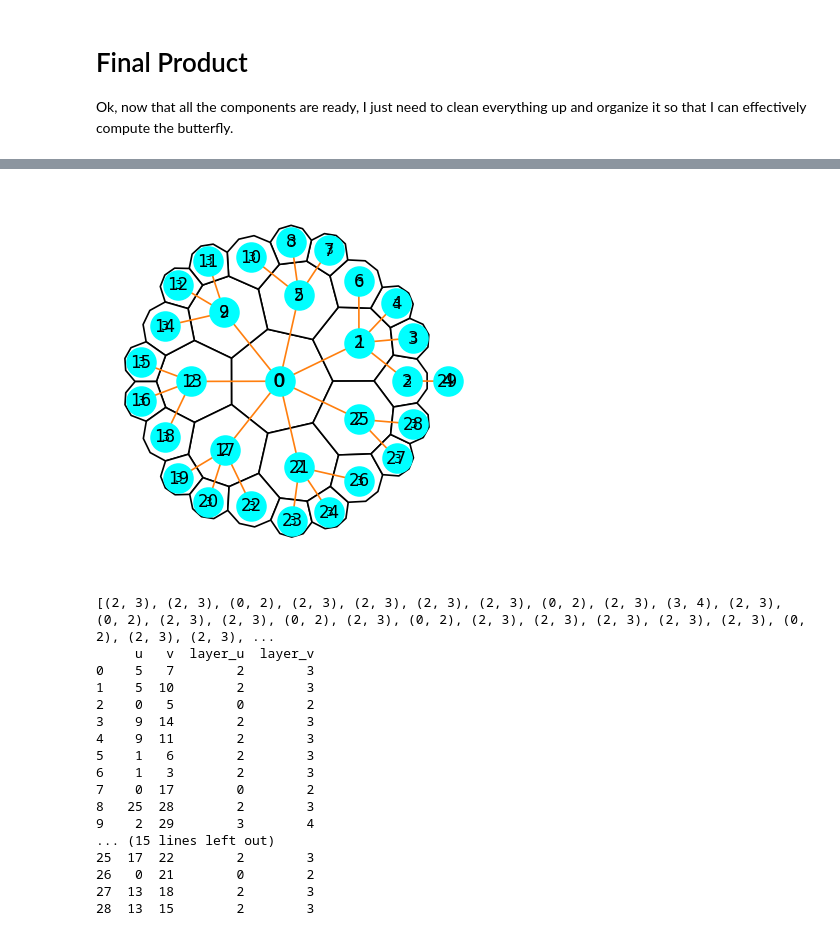
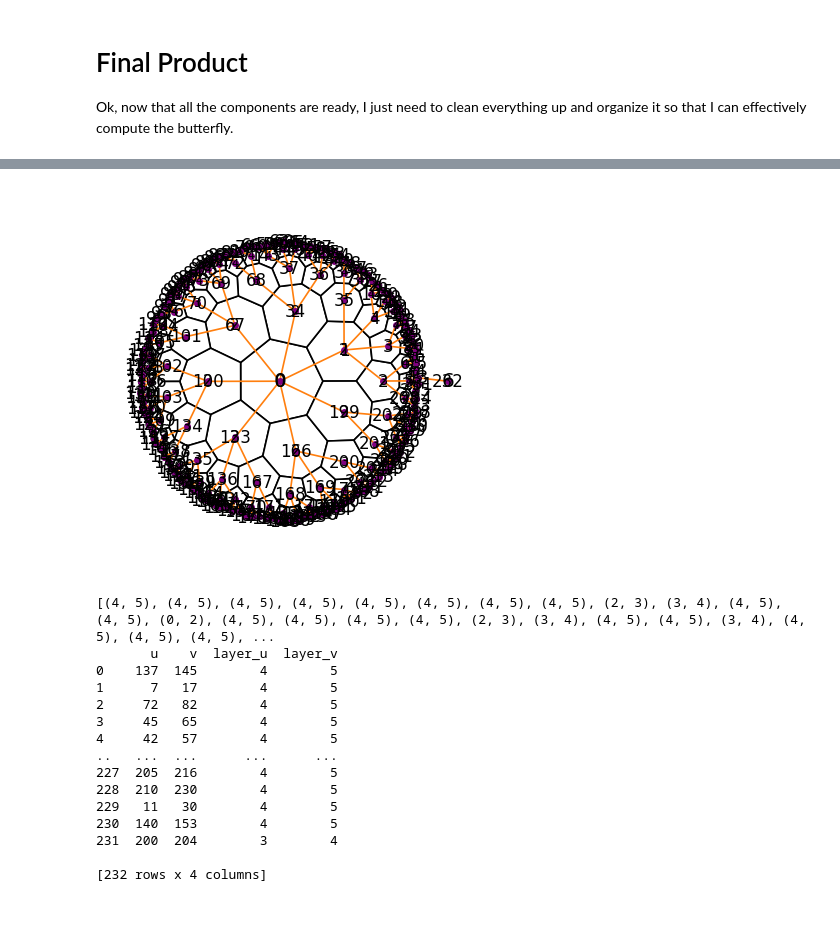
Before and after one commit to amalbumbia/Hyperbolic_Lattices, a Jupyter notebook: test_hyp_butterfly.ipynb, the cells around one changed output, grey strips where cells are left out. Cells and saved outputs as stored; diff of their text form; code cells hidden in the pictures.

```diff
--- a/test_hyp_butterfly.ipynb
+++ b/test_hyp_butterfly.ipynb
@@ -980,7 +980,7 @@ Ok, now that all the components are ready, I just need to clean everything up an
 # Step 1: Create the hyperbolic tiling
 
 tiling = HyperbolicTiling(
-    p=7, q=3, n=3,
+    p=7, q=3, n=5,
     kernel=TilingKernels.StaticRotationalSector
 )
 
@@ -993,5 +993,11 @@ neighbors = tiling.get_nbrs_list(method="RO")
 # %%
 # Step 2: Create a dual graph and spanning tree for this tiling
+
+options = {
+    'node_color': 'purple',
+    'node_size': 10,
+    'width': 1,
+}
 
 V = len(tiling) # vertices = number of faces
 print(V)
@@ -1000,12 +1006,12 @@ for u, nbrs in enumerate(neighbors):
     for v in nbrs:
         if u < v:
             G.add_edge(u, v)
-nx.draw(G)
+nx.draw(G, **options)
 plt.show()
 
 # Get a spanning tree of G
 T = nx.minimum_spanning_tree(G)
-nx.draw(T)
+nx.draw(T, **options)
 plt.show()
 tree_edges = set(T.edges())
 # %% [output]
@@ -1161,53 +1166,58 @@ plt.text(x, y, str(outer_layer),
          fontsize=12)
 
 # plot the overlay of the tiling with the spanning tree - the indices of the layers match
-nx.draw(T_idx, pos=pos,
+nx.draw(T_idx, **options, pos=pos,
         with_labels=True,
-        node_color="cyan",
         edge_color="C1",
         font_size=10)
 
 plt.axis("equal")
 plt.show()
 
 layer_plus_poly = list(zip(layers_list, poly_list))
 
 
 faces_nodes_layers_df = pd.DataFrame({
     "Tiling Faces/ST Nodes Index": poly_list,
     "Layer": layers_list
 })
 
 node_to_layer = dict(zip(
     faces_nodes_layers_df["Tiling Faces/ST Nodes Index"],
     faces_nodes_layers_df["Layer"]
 ))
 
 # relabel edges (u, v) → (layer(u), layer(v))
 tree_edges_layers = [(node_to_layer[u], node_to_layer[v]) for (u, v) in tree_edges_rooted]
 print(tree_edges_layers)
 
 edges_df = pd.DataFrame(tree_edges_rooted, columns=["u", "v"])
 edges_df["layer_u"] = edges_df["u"].map(node_to_layer).astype(int)
 edges_df["layer_v"] = edges_df["v"].map(node_to_layer).astype(int)
+
+#from pathlib import Path
+
+#path = Path("edges_full.txt")
+#with path.open("w", encoding="utf-8") as f:
+    #f.write(edges_df.to_string(index=True, max_rows=None, max_cols=None))
+
+
 print(edges_df)
 # %% [output]
-[figure, old version]
+[figure, new version]
-[(2, 3), (2, 3), (0, 2), (2, 3), (2, 3), (2, 3), (2, 3), (0, 2), (2, 3), (3, 4), (2, 3), (0, 2), (2, 3), (2, 3), (0, 2), (2, 3), (0, 2), (2, 3), (2, 3), (2, 3), (2, 3), (2, 3), (0, 2), (2, 3), (2, 3), ...
-     u   v  layer_u  layer_v
-0    5   7        2        3
-1    5  10        2        3
-2    0   5        0        2
-3    9  14        2        3
-4    9  11        2        3
-5    1   6        2        3
-6    1   3        2        3
-7    0  17        0        2
-8   25  28        2        3
-9    2  29        3        4
-... (15 lines left out)
-25  17  22        2        3
-26   0  21        0        2
-27  13  18        2        3
-28  13  15        2        3
+[(4, 5), (4, 5), (4, 5), (4, 5), (4, 5), (4, 5), (4, 5), (4, 5), (2, 3), (3, 4), (4, 5), (4, 5), (0, 2), (4, 5), (4, 5), (4, 5), (4, 5), (2, 3), (3, 4), (4, 5), (4, 5), (3, 4), (4, 5), (4, 5), (4, 5), ...
+       u    v  layer_u  layer_v
+0    137  145        4        5
+1      7   17        4        5
+2     72   82        4        5
+3     45   65        4        5
+4     42   57        4        5
+..   ...  ...      ...      ...
+227  205  216        4        5
+228  210  230        4        5
+229   11   30        4        5
+230  140  153        4        5
+231  200  204        3        4
+
+[232 rows x 4 columns]
 # %%
```
Also changed, not shown: parts of 12 cells of this notebook, 1 other file.
